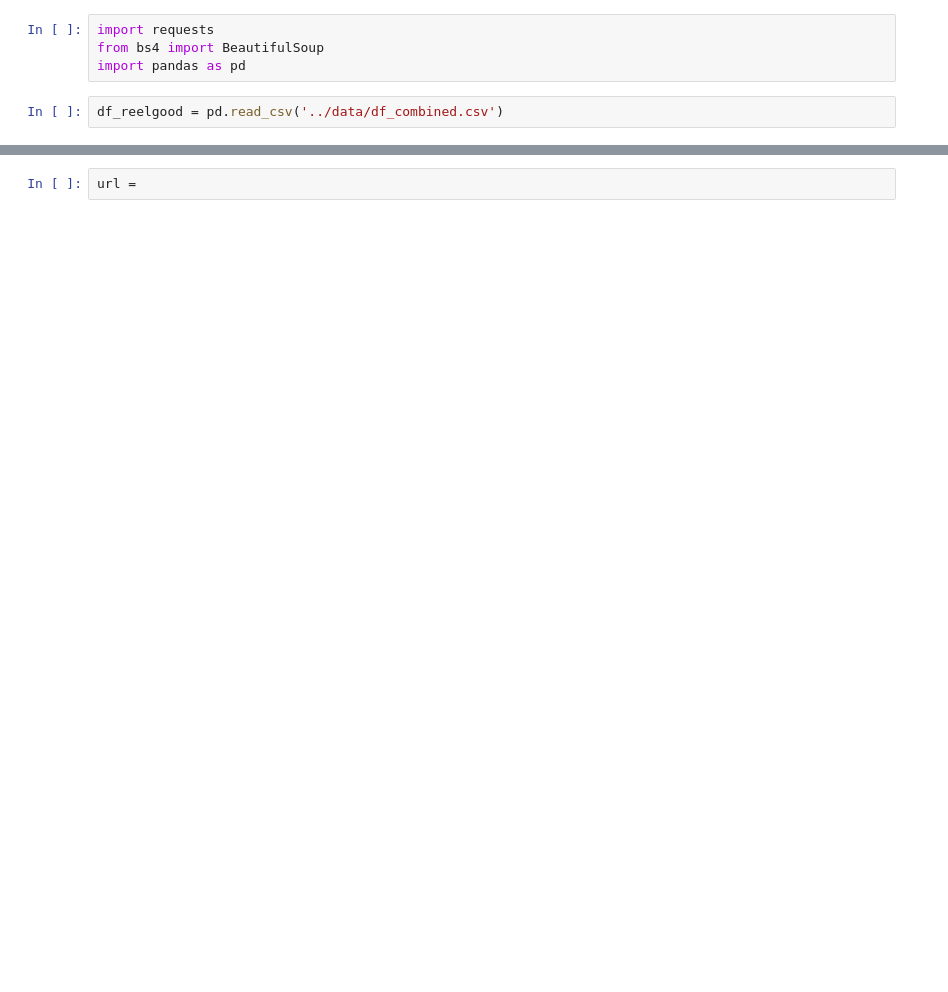
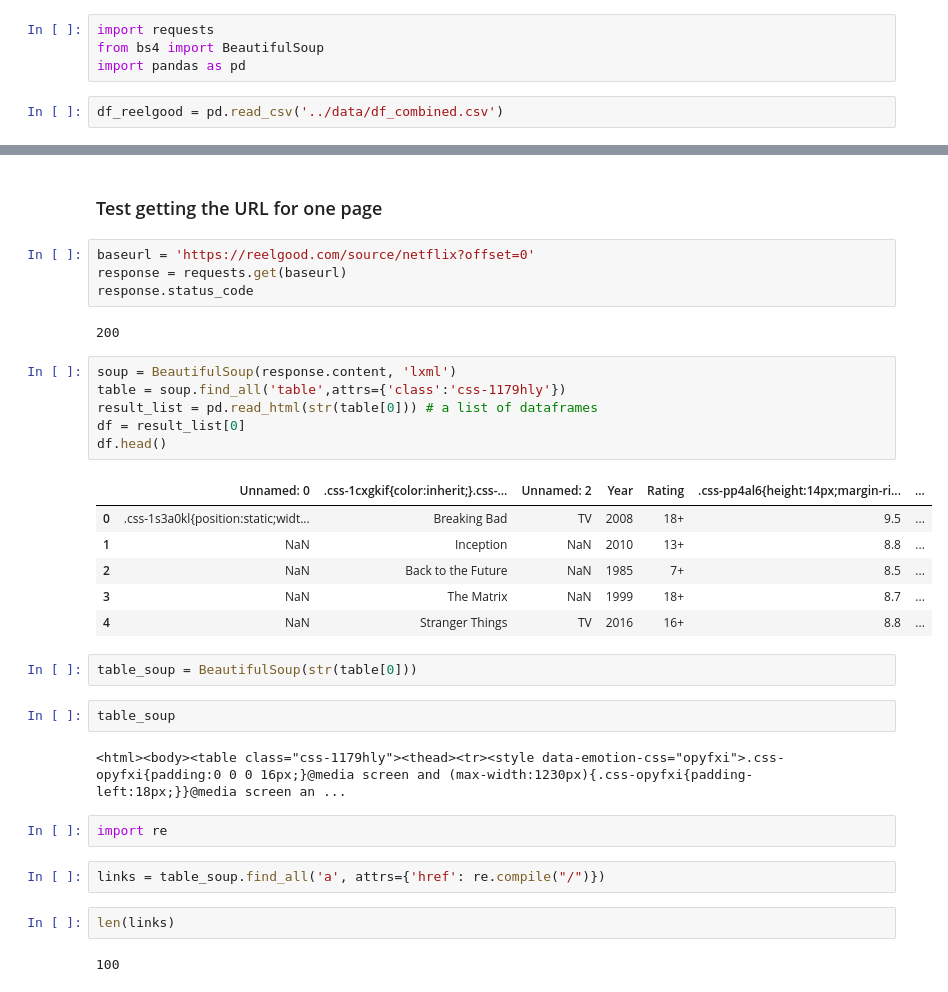
Before and after one commit to diegodaa/NSS-Capstone-Streaming-Service-Comparison, a Jupyter notebook: notebooks/webscrape_genre_data.ipynb, the cells around one changed output, grey strips where cells are left out. Cells and saved outputs as stored; diff of their text form; blank space fills up the shorter version.

Commit message:
working on scraping genre.  able to add link to more details as a column in the dataframe.

```diff
--- a/notebooks/webscrape_genre_data.ipynb
+++ b/notebooks/webscrape_genre_data.ipynb
@@ -18,2 +18,35 @@ df_reelgood.head(3)
-# %%
-url =
+# %% [markdown]
+### Test getting the URL for one page
+# %%
+baseurl = 'https://reelgood.com/source/netflix?offset=0'
+response = requests.get(baseurl)
+response.status_code
+# %% [output]
+200
+# %%
+soup = BeautifulSoup(response.content, 'lxml')
+table = soup.find_all('table',attrs={'class':'css-1179hly'})
+result_list = pd.read_html(str(table[0])) # a list of dataframes
+df = result_list[0]
+df.head()
+# %% [output]
+|  | Unnamed: 0 | .css-1cxgkif{color:inherit;}.css-... | Unnamed: 2 | Year | Rating | .css-pp4al6{height:14px;margin-ri... | ... |
+| 0 | .css-1s3a0kl{position:static;widt... | Breaking Bad | TV | 2008 | 18+ | 9.5 | ... |
+| 1 | NaN | Inception | NaN | 2010 | 13+ | 8.8 | ... |
+| 2 | NaN | Back to the Future | NaN | 1985 | 7+ | 8.5 | ... |
+| 3 | NaN | The Matrix | NaN | 1999 | 18+ | 8.7 | ... |
+| 4 | NaN | Stranger Things | TV | 2016 | 16+ | 8.8 | ... |
+# %%
+table_soup = BeautifulSoup(str(table[0]))
+# %%
+table_soup
+# %% [output]
+<html><body><table class="css-1179hly"><thead><tr><style data-emotion-css="opyfxi">.css-opyfxi{padding:0 0 0 16px;}@media screen and (max-width:1230px){.css-opyfxi{padding-left:18px;}}@media screen an ...
+# %%
+import re
+# %%
+links = table_soup.find_all('a', attrs={'href': re.compile("/")})
+# %%
+len(links)
+# %% [output]
+100
```
Also changed, not shown: parts of 9 cells of this notebook.
